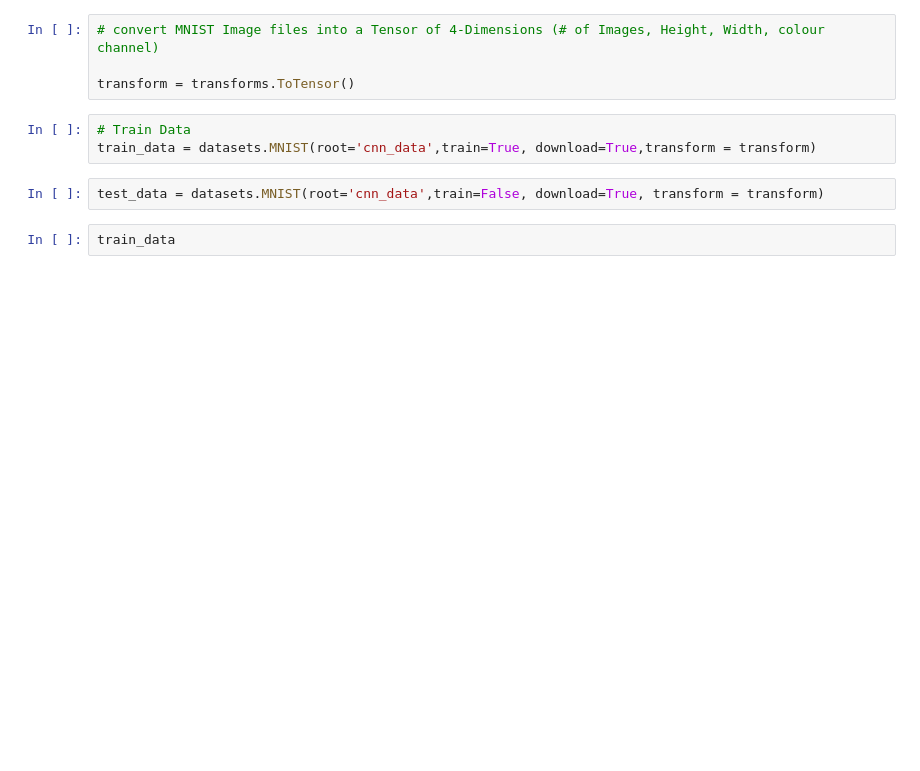
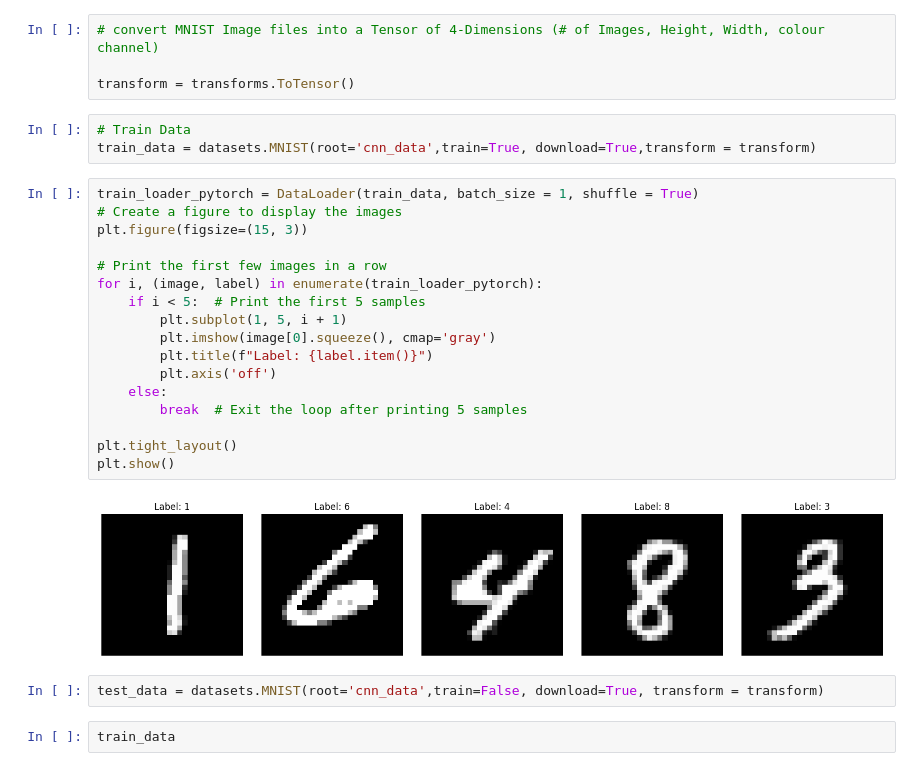
Before and after one commit to yohan2001colombo/pyTorch, a Jupyter notebook: CNN.ipynb, the cells around one changed output. Saved outputs shown, nothing was run; the diff lists cells and outputs as text; blank space fills up the shorter version.

```diff
--- a/CNN.ipynb
+++ b/CNN.ipynb
@@ -20,6 +20,25 @@ transform = transforms.ToTensor()
 # %%
 # Train Data
 train_data = datasets.MNIST(root='cnn_data',train=True, download=True,transform = transform)
+# %%
+train_loader_pytorch = DataLoader(train_data, batch_size = 1, shuffle = True)
+# Create a figure to display the images
+plt.figure(figsize=(15, 3))
+
+# Print the first few images in a row
+for i, (image, label) in enumerate(train_loader_pytorch):
+    if i < 5:  # Print the first 5 samples
+        plt.subplot(1, 5, i + 1)
+        plt.imshow(image[0].squeeze(), cmap='gray')
+        plt.title(f"Label: {label.item()}")
+        plt.axis('off')
+    else:
+        break  # Exit the loop after printing 5 samples
+
+plt.tight_layout()
+plt.show()
+# %% [output]
+[figure, added]
 # %%
 test_data = datasets.MNIST(root='cnn_data',train=False, download=True, transform = transform)
 # %%
```
Also changed, not shown: parts of 1 cell of this notebook.
